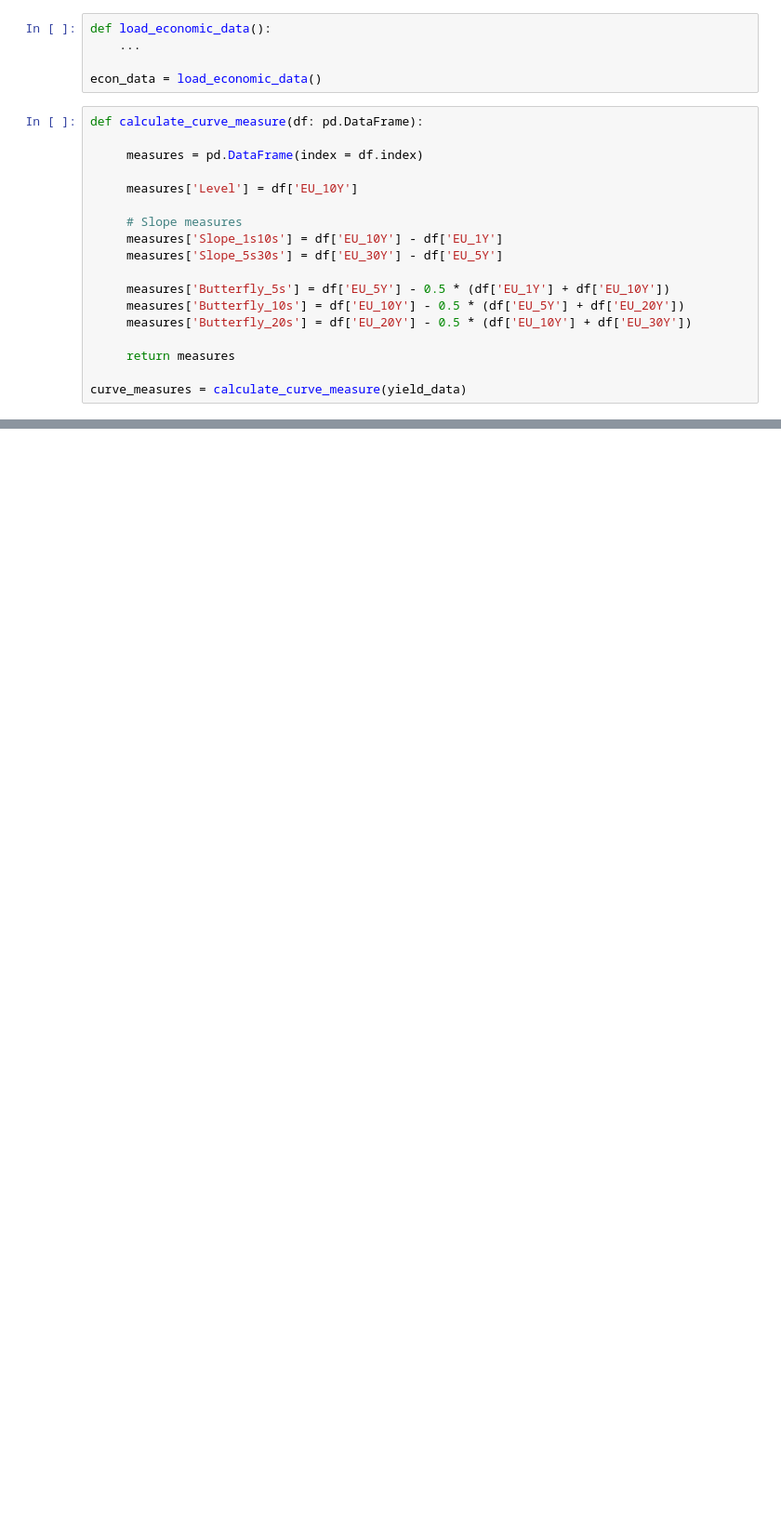
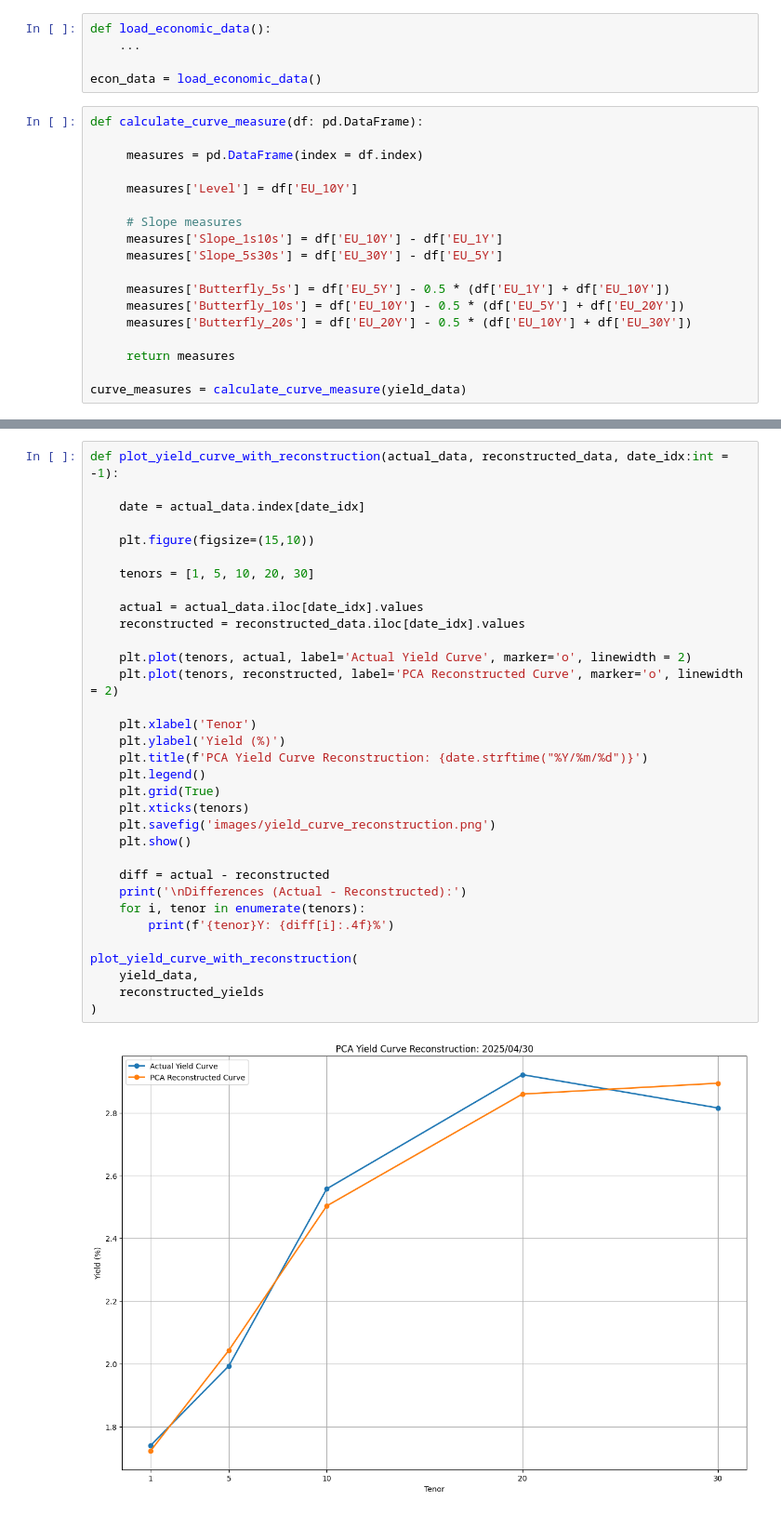
Before and after one commit to LukaLiegis/quant, a Jupyter notebook: yield_curve_arb/main.ipynb, the cells around one changed output, grey strips where cells are left out. Shown at 93% size. Drawn from its saved outputs; the diff is of its cells as text; blank space fills up the shorter version.

```diff
--- a/yield_curve_arb/main.ipynb
+++ b/yield_curve_arb/main.ipynb
@@ -128,0 +191,35 @@ plt.savefig('images/regime_detection.png')
+# %%
+def plot_yield_curve_with_reconstruction(actual_data, reconstructed_data, date_idx:int = -1):
+
+    date = actual_data.index[date_idx]
+
+    plt.figure(figsize=(15,10))
+
+    tenors = [1, 5, 10, 20, 30]
+
+    actual = actual_data.iloc[date_idx].values
+    reconstructed = reconstructed_data.iloc[date_idx].values
+
+    plt.plot(tenors, actual, label='Actual Yield Curve', marker='o', linewidth = 2)
+    plt.plot(tenors, reconstructed, label='PCA Reconstructed Curve', marker='o', linewidth = 2)
+
+    plt.xlabel('Tenor')
+    plt.ylabel('Yield (%)')
+    plt.title(f'PCA Yield Curve Reconstruction: {date.strftime("%Y/%m/%d")}')
+    plt.legend()
+    plt.grid(True)
+    plt.xticks(tenors)
+    plt.savefig('images/yield_curve_reconstruction.png')
+    plt.show()
+
+    diff = actual - reconstructed
+    print('\nDifferences (Actual - Reconstructed):')
+    for i, tenor in enumerate(tenors):
+        print(f'{tenor}Y: {diff[i]:.4f}%')
+
+plot_yield_curve_with_reconstruction(
+    yield_data,
+    reconstructed_yields
+)
+# %% [output]
+[figure, added]
```
Also changed, not shown: parts of 27 cells of this notebook.
